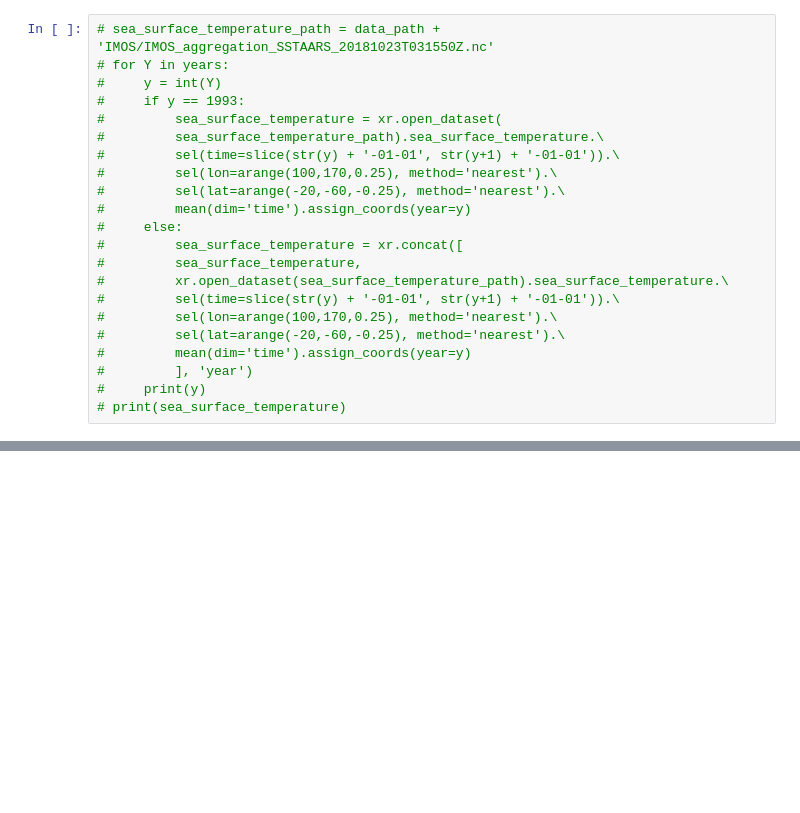
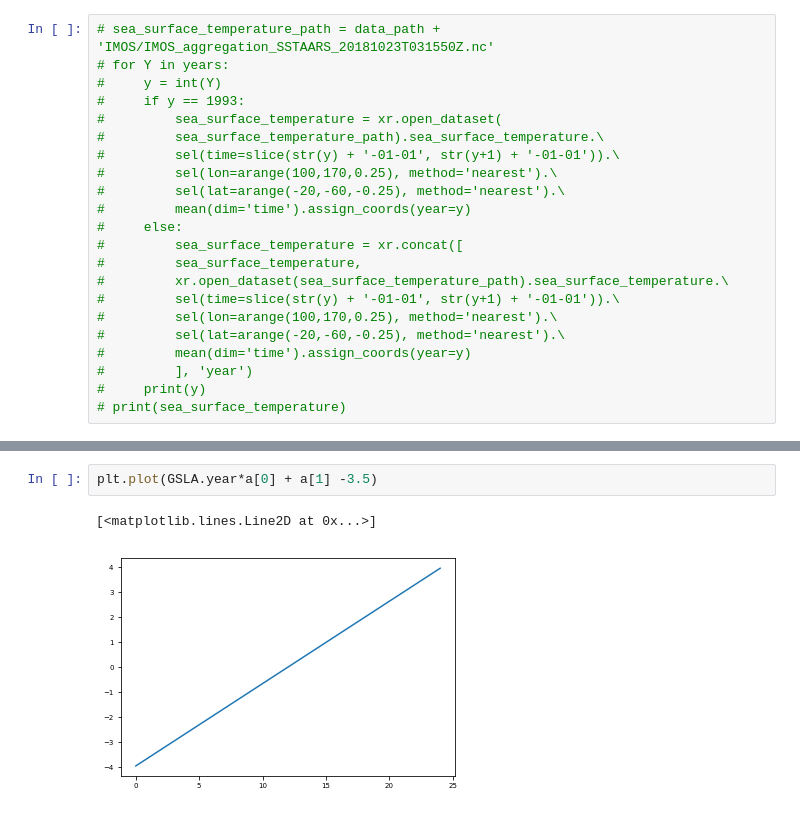
Before and after one commit to ERDuran/wombat_jra-iaf_mom025, a Jupyter notebook: p01_SST_SSH.ipynb, the cells around one changed output, grey strips where cells are left out. Saved outputs shown, nothing was run; the diff lists cells and outputs as text; blank space fills up the shorter version.

```diff
--- a/p01_SST_SSH.ipynb
+++ b/p01_SST_SSH.ipynb
@@ -859,0 +1131,5 @@ plt.savefig(figures_path + '/' + script_name + '/' + script_name[0:3] \
+# %%
+plt.plot(GSLA.year*a[0] + a[1] -3.5)
+# %% [output]
+[<matplotlib.lines.Line2D at 0x...>]
+[figure, added]
```
Also changed, not shown: parts of 16 cells of this notebook, 1 other file.
